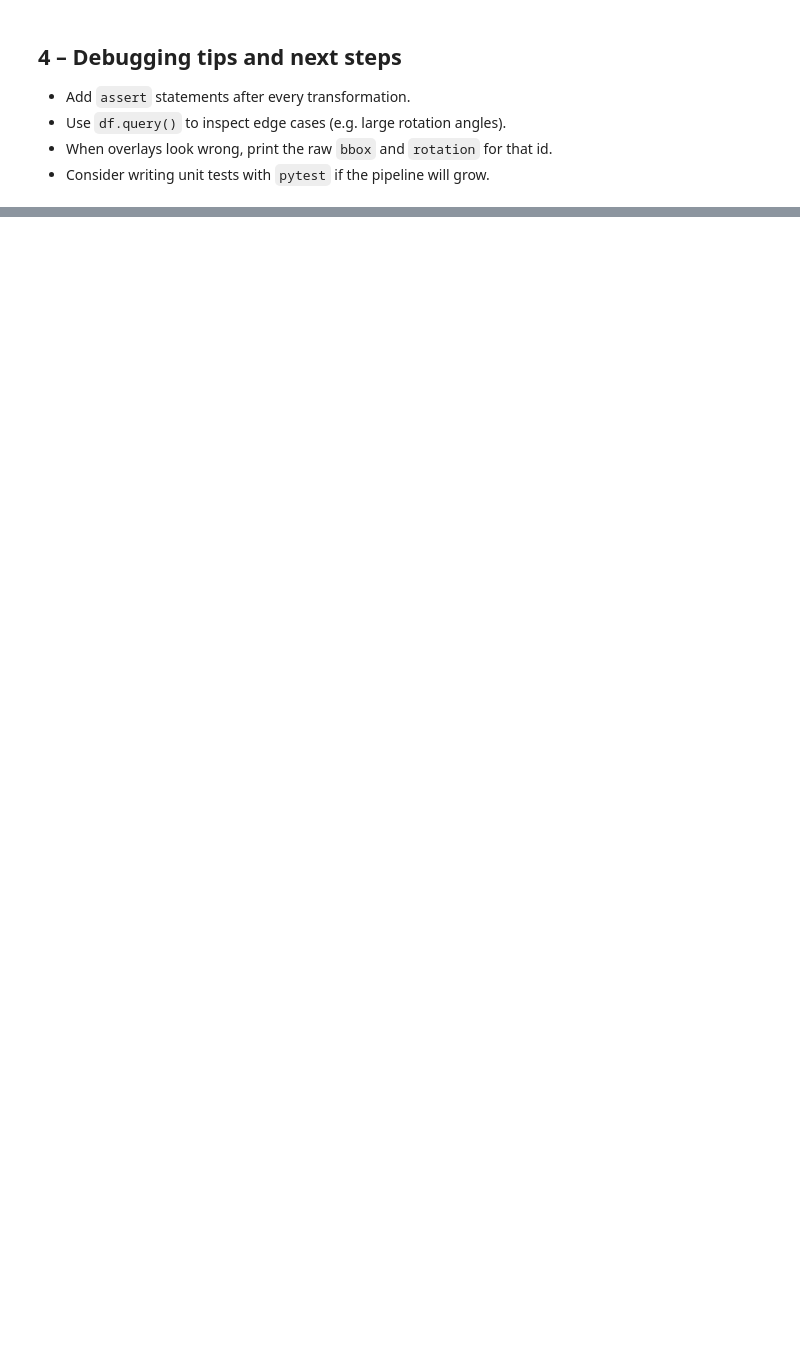
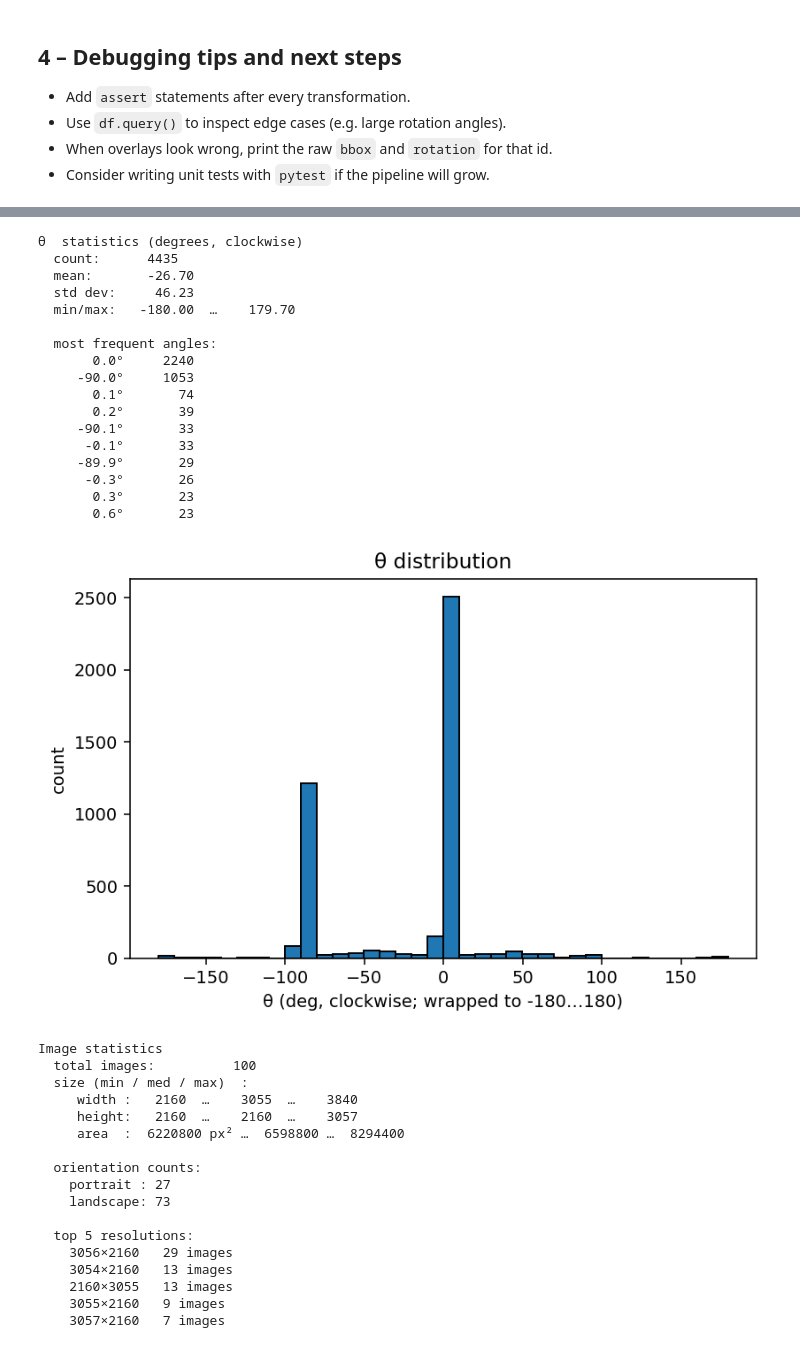
Before and after one commit to gonlyplease/ocr-rec-lab, a Jupyter notebook: notebooks/cad_preprocessing.ipynb, the cells around one changed output, grey strips where cells are left out. Cells and saved outputs as stored; diff of their text form; code cells hidden in the pictures; blank space fills up the shorter version.

```diff
--- a/notebooks/cad_preprocessing.ipynb
+++ b/notebooks/cad_preprocessing.ipynb
@@ -152,12 +177,23 @@ def coco_to_df(coco: Dict[str, Any]) -> pd.DataFrame:
         rows.append(row)
     return pd.DataFrame(rows)
 # %%
+# ────────────────────────────────────────────────────────────────
+# 3.  Pick (and sanity-check) a batch folder
+# ────────────────────────────────────────────────────────────────
+subdirs = sorted(p for p in BATCHES_DIR.iterdir() if p.is_dir())
+if not subdirs:
+    raise FileNotFoundError(f"No batch folders found in {BATCHES_DIR.resolve()}")
 
-# pick the first batch
-first_batch = next(sorted(BATCHES_DIR.iterdir()))
-json_path = first_batch/'annotations'/'instances_default.json'
-coco = load_coco(json_path)
+first_batch = subdirs[0]
+print("Using batch :", first_batch.name)
+
+# ────────────────────────────────────────────────────────────────
+# 4.  Load, summarise, flatten
+# ────────────────────────────────────────────────────────────────
+json_path = first_batch / "annotations" / "instances_default.json"
+coco      = load_coco(json_path)
+
 coco_summary(coco)
 
 df = coco_to_df(coco)
-df.head()
+display(df.head())
@@ -199,0 +539,47 @@ show_image_with_annotations(sample_row, df, first_batch/'images'/'default')
+# %%
+
+# ════════════════════════════════════════════════════════════════
+#  Example usage
+# ════════════════════════════════════════════════════════════════
+json_path = Path("../data/rotation/batches/batch_20250703_02/annotations/instances_updated.json")
+coco      = load_coco(json_path)
+df        = coco_to_df(coco)
+
+analyze_theta(df)     # ↩️ prints stats + shows histogram
+analyze_images(coco)  # ↩️ prints resolution info
+# %% [output]
+θ  statistics (degrees, clockwise)
+  count:      4435
+  mean:       -26.70
+  std dev:     46.23
+  min/max:   -180.00  …    179.70
+
+  most frequent angles:
+       0.0°     2240
+     -90.0°     1053
+       0.1°       74
+       0.2°       39
+     -90.1°       33
+      -0.1°       33
+     -89.9°       29
+      -0.3°       26
+       0.3°       23
+       0.6°       23
+[figure, added]
+Image statistics
+  total images:          100
+  size (min / med / max)  :
+     width :   2160  …    3055  …    3840
+     height:   2160  …    2160  …    3057
+     area  :  6220800 px² …  6598800 …  8294400
+
+  orientation counts:
+    portrait : 27
+    landscape: 73
+
+  top 5 resolutions:
+    3056×2160   29 images
+    3054×2160   13 images
+    2160×3055   13 images
+    3055×2160   9 images
+    3057×2160   7 images
```
Also changed, not shown: parts of 12 cells of this notebook, 1 other file.
